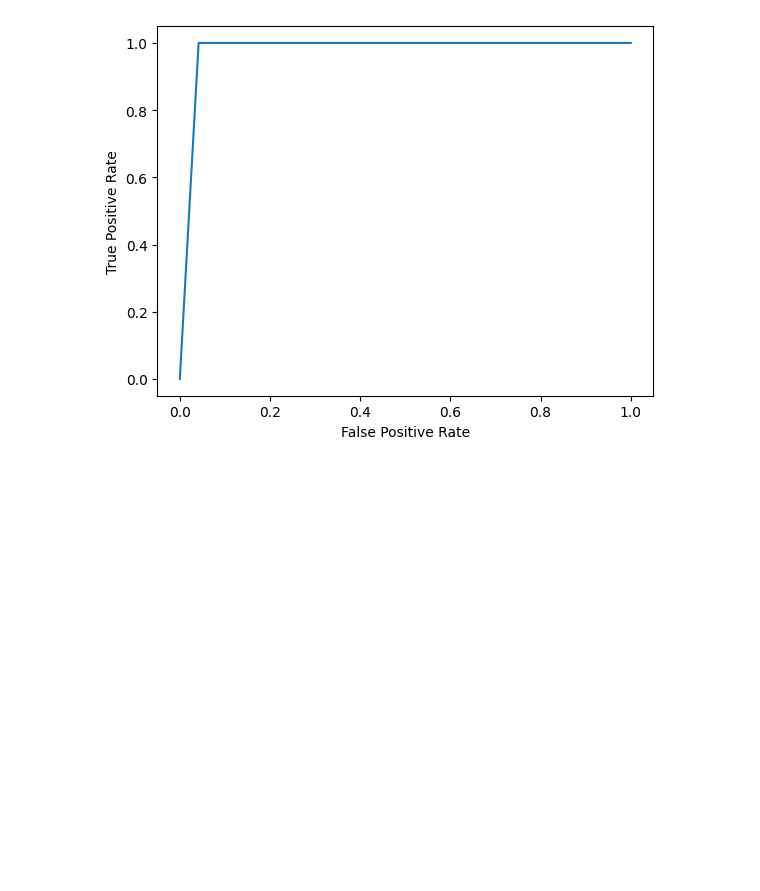
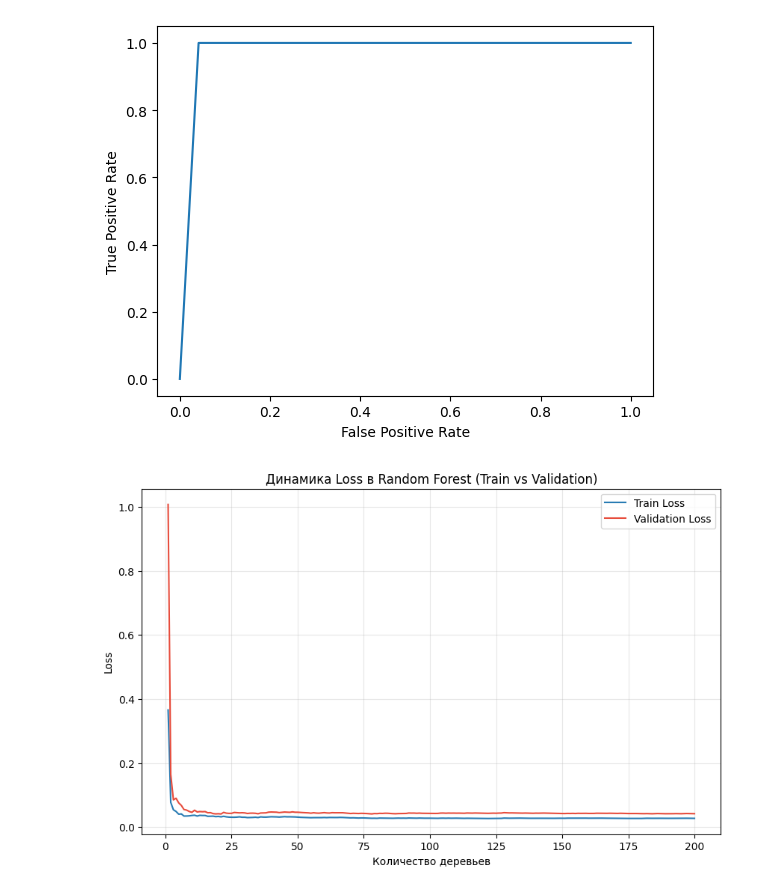
Before and after one commit to Egor29ch/UDGU_project, a Jupyter notebook: random_tree_Tremor/random_tree_NOT_legal_data.ipynb, the cells around one changed output. Drawn from its saved outputs; the diff is of its cells as text; code cells hidden in the pictures; blank space fills up the shorter version.

```diff
--- a/random_tree_Tremor/random_tree_NOT_legal_data.ipynb
+++ b/random_tree_Tremor/random_tree_NOT_legal_data.ipynb
@@ -185,3 +188,48 @@ F1-результаты по фолдам: [0.94117647 1.         1.         1.
  1.         1.         0.94117647 1.        ]
 Средний F1: 0.99
 [figure]
+# %%
+import matplotlib.pyplot as plt
+from sklearn.ensemble import RandomForestClassifier
+from sklearn.metrics import log_loss
+df = pd.read_csv(r"C:\Users\a.v.nasirov\Desktop\UDGU_project\data\saved_data\df_WO_data_spliting_with_new_1_category.csv")
+
+x = df.drop("здоров(1)\болен(0)",axis=1)
+y = df["здоров(1)\болен(0)"]
+x_train, x_test, y_train, y_test = train_test_split(x, y, test_size=0.3,random_state=42)
+
+# 1. Инициализация модели
+# warm_start=True позволяет добавлять деревья, не обучая всё заново
+clf = RandomForestClassifier(
+max_depth = 4,
+warm_start=True
+)
+
+train_losses = []
+val_losses = []
+tree_counts = range(1, 201) # Пройдем от 1 до 100 деревьев
+
+for i in tree_counts:
+    clf.set_params(n_estimators=i)
+    clf.fit(x_train, y_train)
+
+    # Предсказываем вероятности для расчета Logloss
+    train_proba = clf.predict_proba(x_train)
+    val_proba = clf.predict_proba(x_test)
+
+    train_losses.append(log_loss(y_train, train_proba))
+    val_losses.append(log_loss(y_test, val_proba))
+
+# 2. Визуализация
+plt.figure(figsize=(10, 6))
+plt.plot(tree_counts, train_losses, label='Train Loss', color="#287bb3")
+plt.plot(tree_counts, val_losses, label='Validation Loss', color='#e74c3c')
+
+plt.title('Динамика Loss в Random Forest (Train vs Validation)')
+plt.xlabel('Количество деревьев')
+plt.ylabel('Loss')
+plt.legend()
+plt.grid(True, alpha=0.3)
+plt.show()
+# %% [output]
+[figure, added]
```
Also changed, not shown: parts of 1 cell of this notebook, 1 other file.
